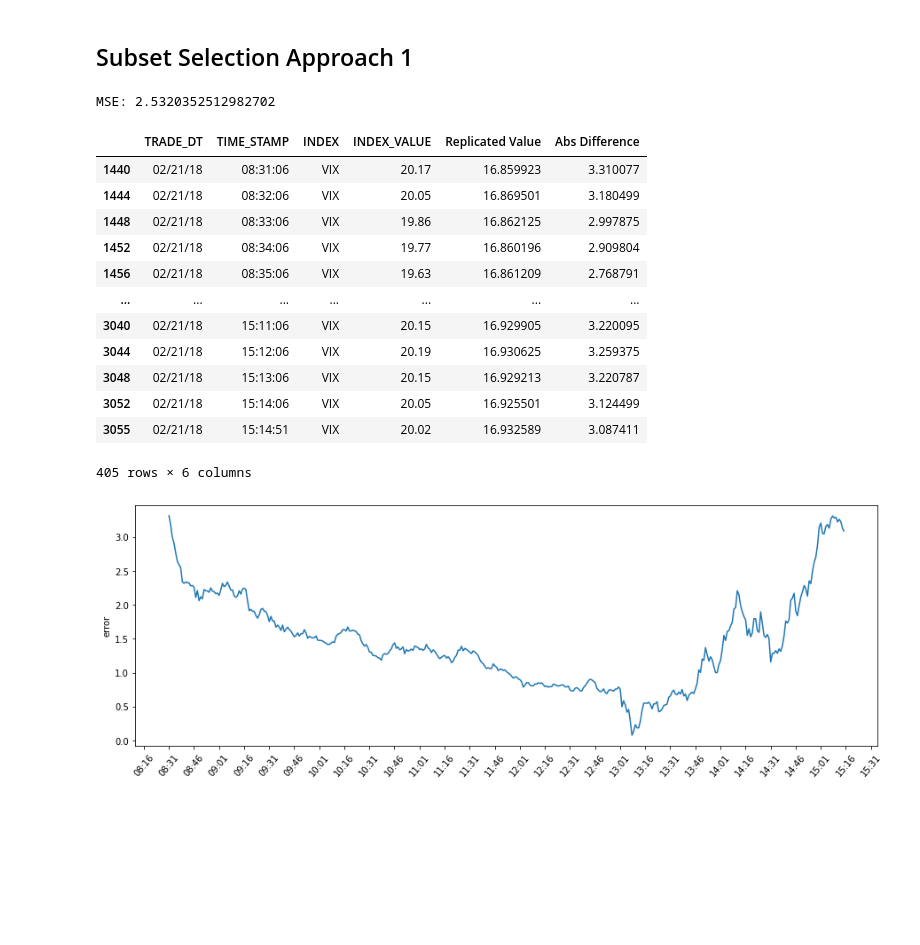
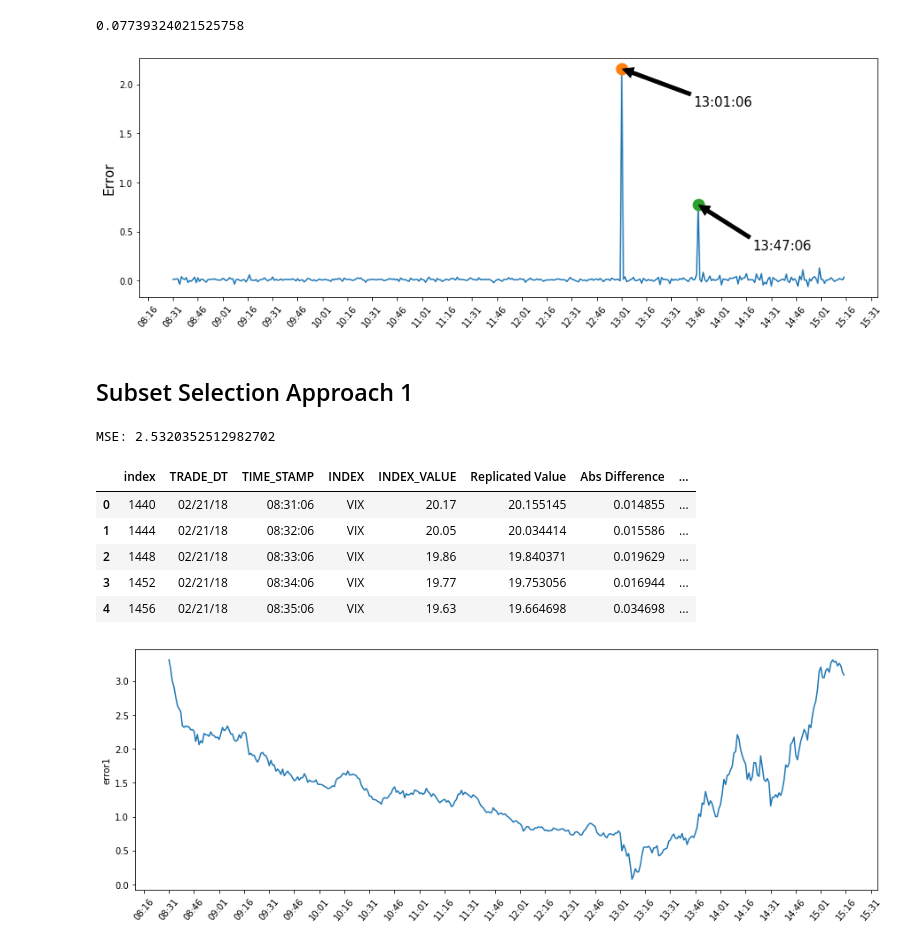
Before and after one commit to maxwkw/VIX-Project, a Jupyter notebook: Intraday Replication.ipynb, the cells around one changed output. Cells and saved outputs as stored; diff of their text form; code cells hidden in the pictures; blank space fills up the shorter version.

```diff
--- a/Intraday Replication.ipynb
+++ b/Intraday Replication.ipynb
@@ -11,7 +11,7 @@ warnings.filterwarnings('ignore')
 pd.set_option('display.max_columns', 500)
 # %%
 # Read the data
-data = pd.read_csv('UnderlyingOptionsIntervalsCalcs_60sec_2018-02-21.csv')
+data = pd.read_csv('/Users/vanefu/Desktop/vix project/UnderlyingOptionsIntervalsCalcs_60sec_2018-02-21.csv')
 data['quote_datetime'] = data['quote_datetime'].apply(lambda x:datetime.datetime.strptime(x, '%Y-%m-%d %H:%M:%S'))
 data['expiration'] = data['expiration'].apply(lambda x:datetime.datetime.strptime(x, '%Y-%m-%d'))
 quote_time_list = data['quote_datetime'].unique()
@@ -365,13 +375,13 @@ for quote_time in quote_time_list:
     VIX_list.append(VIX)
 # %%
 # Step 12: Read the VIX value data and compare
-vix_value_data = pd.read_csv('^VIX_SPOT_20180221.csv')
+vix_value_data = pd.read_csv('/Users/vanefu/Desktop/vix project/^VIX_SPOT_20180221.csv')
 vix_value_minute_data = vix_value_data.iloc[1440::4]
 vix_value_minute_data = vix_value_minute_data.append(vix_value_data.iloc[-1])
 vix_value_minute_data['Replicated Value'] = VIX_list
 vix_value_minute_data['Abs Difference'] = abs(vix_value_minute_data['INDEX_VALUE']-vix_value_minute_data['Replicated Value'])
 print('MSE:', mean_squared_error(vix_value_minute_data['INDEX_VALUE'], vix_value_minute_data['Replicated Value']))
-vix_value_minute_data
+vix_value_minute_data.head()
 # %% [output]
 MSE: 0.013464380607758973
 |  | TRADE_DT | TIME_STAMP | INDEX | INDEX_VALUE | Replicated Value | Abs Difference |
@@ -404,3 +393,45 @@ plt.show()
+# %%
+# std of error
+vix_value_minute_data['error'].std()
+# rate of change & deviation
+rate_of_change=np.zeros(len(vix_value_minute_data)-1)
+for i in range(len(vix_value_minute_data)-1):
+    rate_of_change[i] = vix_value_minute_data['INDEX_VALUE'][i+1]-vix_value_minute_data['INDEX_VALUE'][i]
+rate_of_change.std()
+
+# daily replication value is 19.98324149355698
+# standard deviation of rate of change is 0.07739324021525758
+# daily replication value + std(rate of change) = 20.06063473377224 > 20.02
+# %% [output]
+0.07739324021525758
+# %%
+## plot the error
+from matplotlib.dates import DateFormatter, MinuteLocator
+vix_value_minute_data['error'] = vix_value_minute_data['INDEX_VALUE'] - vix_value_minute_data['Replicated Value']
+vix_value_minute_data = vix_value_minute_data.reset_index()
+vix_value_minute_data.loc[vix_value_minute_data['error']>0.4]
+
+x_time = [datetime.datetime.strptime(d,"%H:%M:%S") for d in vix_value_minute_data["TIME_STAMP"]]
+formatter = DateFormatter("%H:%M")
+fig, ax = plt.subplots(figsize=(15,5))
+# ax.plot(np.arange(450))
+ax.plot(x_time,vix_value_minute_data['error'])
+ax.set_xticks(x_time)
+plt.xticks(rotation = 50)
+ax.xaxis.set_major_formatter(formatter)
+ax.xaxis.set_major_locator(MinuteLocator(interval=15))
+ax.plot(x_time[270], vix_value_minute_data['error'][270], marker='o', markersize=13)
+ax.plot(x_time[316], vix_value_minute_data['error'][316], marker='o', markersize=13)
+ax.annotate('13:01:06',
+            xy=(x_time[270], vix_value_minute_data['error'][270]),xytext=(0.75, 0.8), textcoords='axes fraction',
+           arrowprops=dict(facecolor='black', shrink=0.01),fontsize=15)
+ax.annotate('13:47:06',
+            xy=(x_time[316], vix_value_minute_data['error'][316]),xytext=(0.83, 0.2), textcoords='axes fraction',
+           arrowprops=dict(facecolor='black', shrink=0.01),fontsize=15)
+plt.ylabel('Error',fontsize = 15)
+plt.show()
+# %% [output]
+[figure, added]
 # %% [markdown]
 ## Subset Selection Approach 1
 # %%
@@ -460,26 +491,16 @@ for quote_time in quote_time_list:
     subset_VIX_list.append(subset_VIX)
 # %%
 # Step 12: Read the VIX value data and compare
-vix_value_data = pd.read_csv('^VIX_SPOT_20180221.csv')
-vix_value_minute_data = vix_value_data.iloc[1440::4]
-vix_value_minute_data = vix_value_minute_data.append(vix_value_data.iloc[-1])
-vix_value_minute_data['Replicated Value'] = subset_VIX_list
-vix_value_minute_data['Abs Difference'] = abs(vix_value_minute_data['INDEX_VALUE']-vix_value_minute_data['Replicated Value'])
-print('MSE:', mean_squared_error(vix_value_minute_data['INDEX_VALUE'], vix_value_minute_data['Replicated Value']))
-vix_value_minute_data
+vix_value_minute_data['Replicated_Value1'] = subset_VIX_list
+vix_value_minute_data['Abs Difference1'] = abs(vix_value_minute_data['INDEX_VALUE']-vix_value_minute_data['Replicated Value'])
+print('MSE:', mean_squared_error(vix_value_minute_data['INDEX_VALUE'], vix_value_minute_data['Replicated_Value1']))
+vix_value_minute_data.head()
 # %% [output]
 MSE: 2.5320352512982702
-|  | TRADE_DT | TIME_STAMP | INDEX | INDEX_VALUE | Replicated Value | Abs Difference |
-| 1440 | 02/21/18 | 08:31:06 | VIX | 20.17 | 16.859923 | 3.310077 |
-| 1444 | 02/21/18 | 08:32:06 | VIX | 20.05 | 16.869501 | 3.180499 |
-| 1448 | 02/21/18 | 08:33:06 | VIX | 19.86 | 16.862125 | 2.997875 |
-| 1452 | 02/21/18 | 08:34:06 | VIX | 19.77 | 16.860196 | 2.909804 |
-| 1456 | 02/21/18 | 08:35:06 | VIX | 19.63 | 16.861209 | 2.768791 |
-| ... | ... | ... | ... | ... | ... | ... |
-| 3040 | 02/21/18 | 15:11:06 | VIX | 20.15 | 16.929905 | 3.220095 |
-| 3044 | 02/21/18 | 15:12:06 | VIX | 20.19 | 16.930625 | 3.259375 |
-| 3048 | 02/21/18 | 15:13:06 | VIX | 20.15 | 16.929213 | 3.220787 |
-| 3052 | 02/21/18 | 15:14:06 | VIX | 20.05 | 16.925501 | 3.124499 |
-| 3055 | 02/21/18 | 15:14:51 | VIX | 20.02 | 16.932589 | 3.087411 |
+|  | index | TRADE_DT | TIME_STAMP | INDEX | INDEX_VALUE | Replicated Value | Abs Difference | ... |
+| 0 | 1440 | 02/21/18 | 08:31:06 | VIX | 20.17 | 20.155145 | 0.014855 | ... |
+| 1 | 1444 | 02/21/18 | 08:32:06 | VIX | 20.05 | 20.034414 | 0.015586 | ... |
+| 2 | 1448 | 02/21/18 | 08:33:06 | VIX | 19.86 | 19.840371 | 0.019629 | ... |
+| 3 | 1452 | 02/21/18 | 08:34:06 | VIX | 19.77 | 19.753056 | 0.016944 | ... |
+| 4 | 1456 | 02/21/18 | 08:35:06 | VIX | 19.63 | 19.664698 | 0.034698 | ... |
-405 rows × 6 columns
 # %%
```
Also changed, not shown: parts of 8 cells of this notebook, 1 other file.
